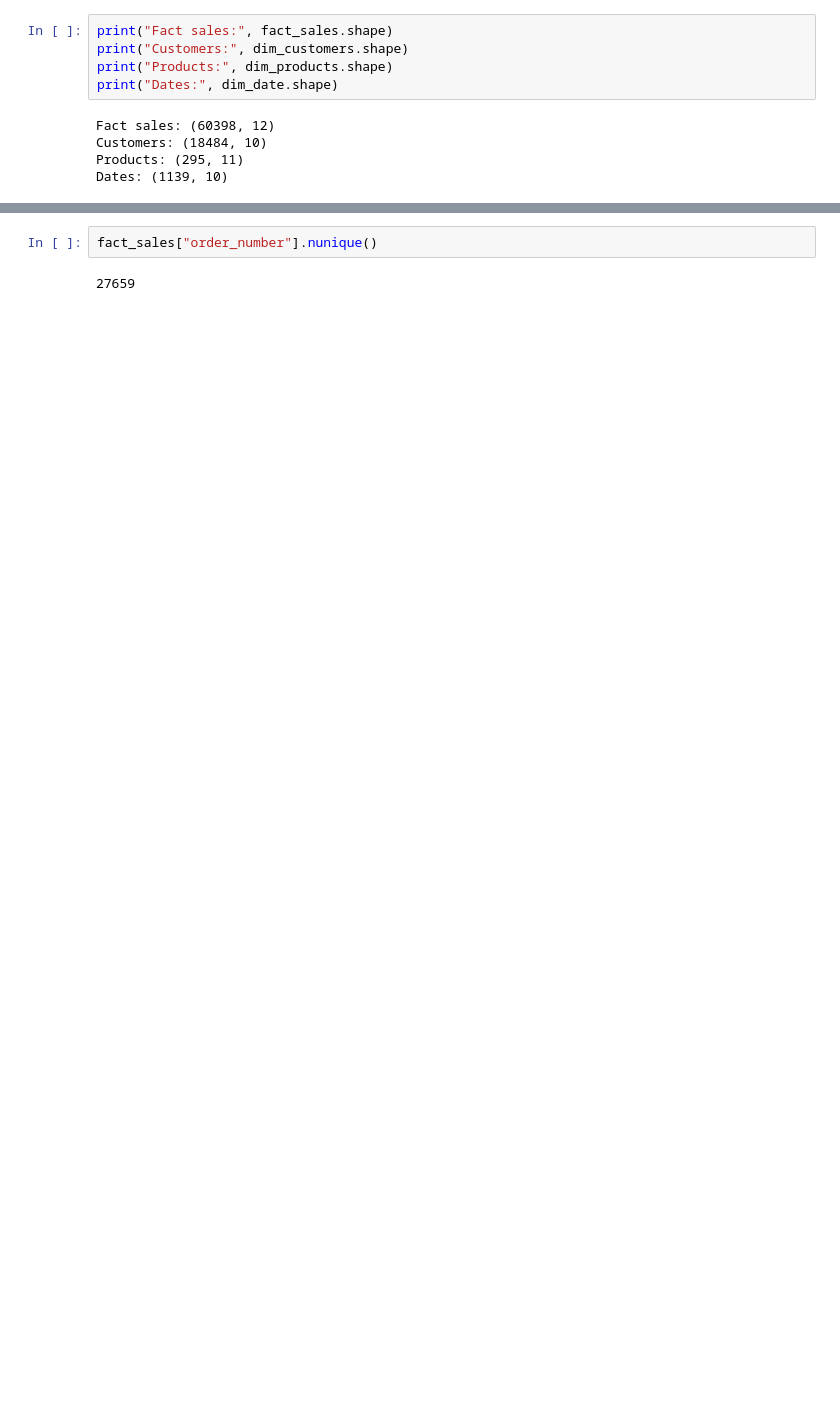
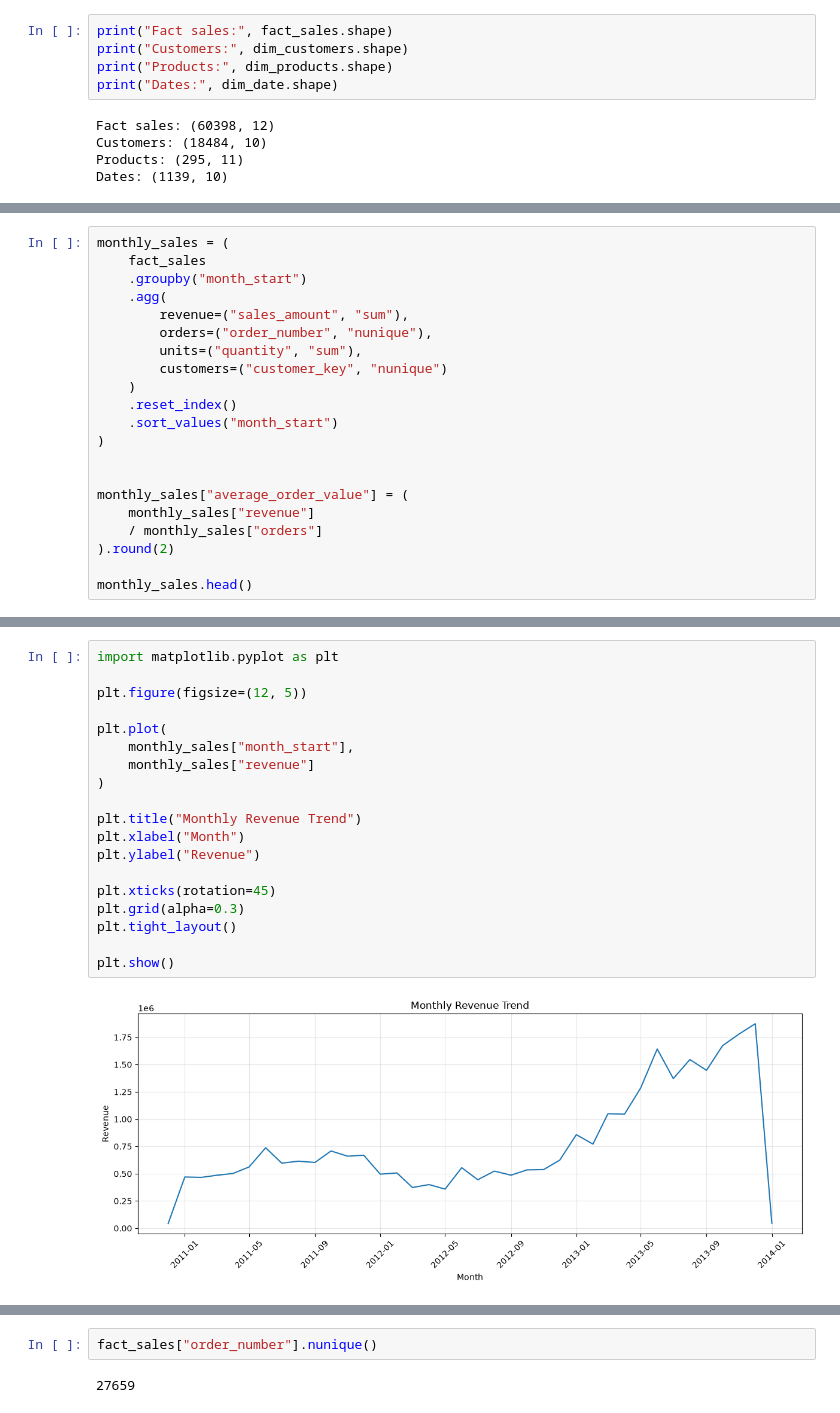
Before and after one commit to codewithniimii/sql-data-warehouse-project, a Jupyter notebook: datasets/python/sales_analysis.ipynb, the cells around one changed output, grey strips where cells are left out. Drawn from its saved outputs; the diff is of its cells as text; blank space fills up the shorter version.

```diff
--- a/datasets/python/sales_analysis.ipynb
+++ b/datasets/python/sales_analysis.ipynb
@@ -124,0 +446,21 @@ len(fact_sales)
+# %%
+monthly_sales = (
+    fact_sales
+    .groupby("month_start")
+    .agg(
+        revenue=("sales_amount", "sum"),
+        orders=("order_number", "nunique"),
+        units=("quantity", "sum"),
+        customers=("customer_key", "nunique")
+    )
+    .reset_index()
+    .sort_values("month_start")
+)
+
+
+monthly_sales["average_order_value"] = (
+    monthly_sales["revenue"]
+    / monthly_sales["orders"]
+).round(2)
+
+monthly_sales.head()
@@ -124,0 +535,21 @@ len(fact_sales)
+# %%
+import matplotlib.pyplot as plt
+
+plt.figure(figsize=(12, 5))
+
+plt.plot(
+    monthly_sales["month_start"],
+    monthly_sales["revenue"]
+)
+
+plt.title("Monthly Revenue Trend")
+plt.xlabel("Month")
+plt.ylabel("Revenue")
+
+plt.xticks(rotation=45)
+plt.grid(alpha=0.3)
+plt.tight_layout()
+
+plt.show()
+# %% [output]
+[figure, added]
```
Also changed, not shown: parts of 112 cells of this notebook.
